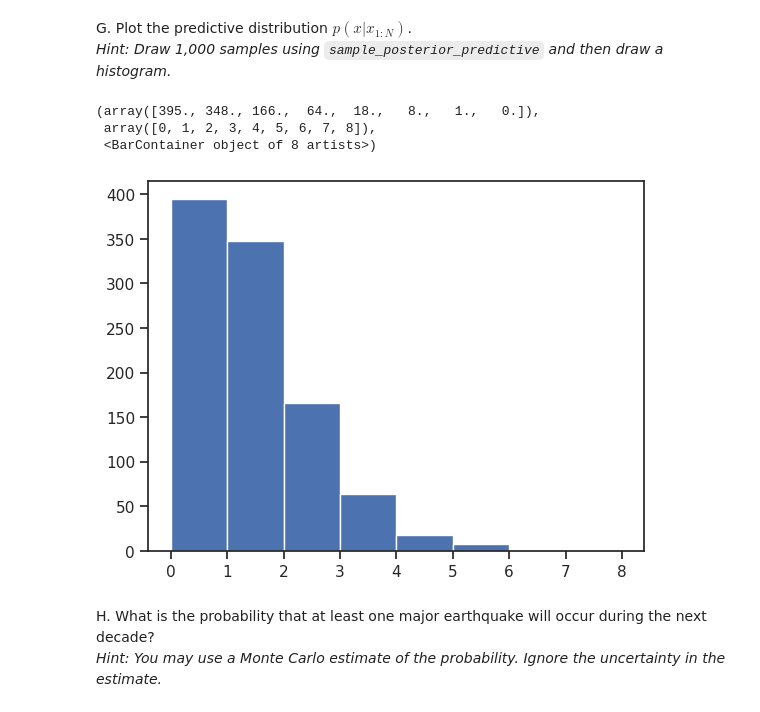
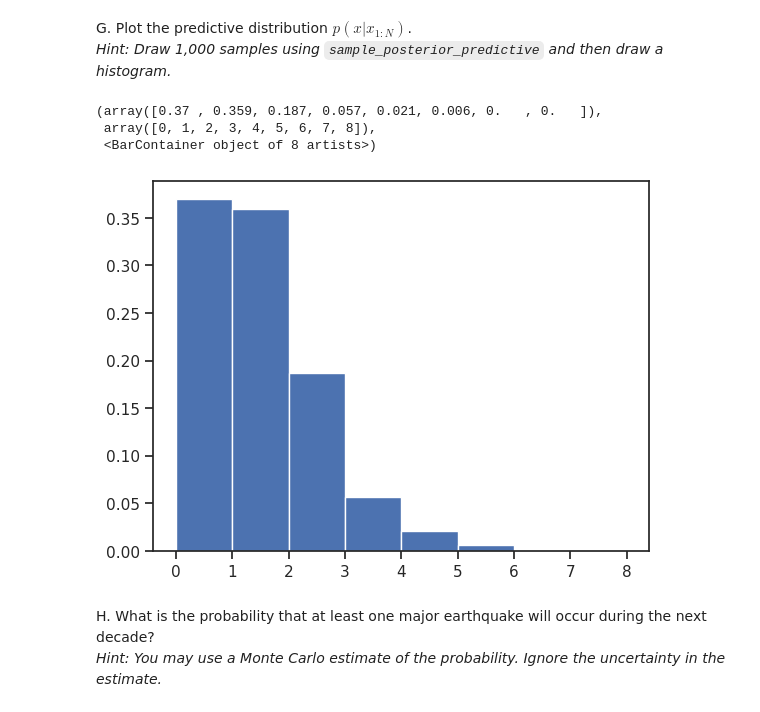
Before and after one commit to zeligerstav/data-analytics-se, a Jupyter notebook: lecturebook/homework/homework-03.ipynb, the cells around one changed output. Drawn from its saved outputs; the diff is of its cells as text; code cells hidden in the pictures.

```diff
--- a/lecturebook/homework/homework-03.ipynb
+++ b/lecturebook/homework/homework-03.ipynb
@@ -654,13 +654,13 @@ G. Plot the predictive distribution $p(x|x_{1:N})$.
 # %%
 # Your code here
 samples = sample_posterior_predictive(1000, lambda_post)
 fig, ax = plt.subplots()
-ax.hist(samples,density=False,bins=range(9))
+ax.hist(samples,density=True,bins=range(9))
 # %% [output]
-(array([395., 348., 166.,  64.,  18.,   8.,   1.,   0.]),
+(array([0.37 , 0.359, 0.187, 0.057, 0.021, 0.006, 0.   , 0.   ]),
  array([0, 1, 2, 3, 4, 5, 6, 7, 8]),
  <BarContainer object of 8 artists>)
-[figure, old version]
+[figure, new version]
 # %% [markdown]
 H. What is the probability that at least one major earthquake will occur during the next decade?
 <br>
```
Also changed, not shown: parts of 7 cells of this notebook.
